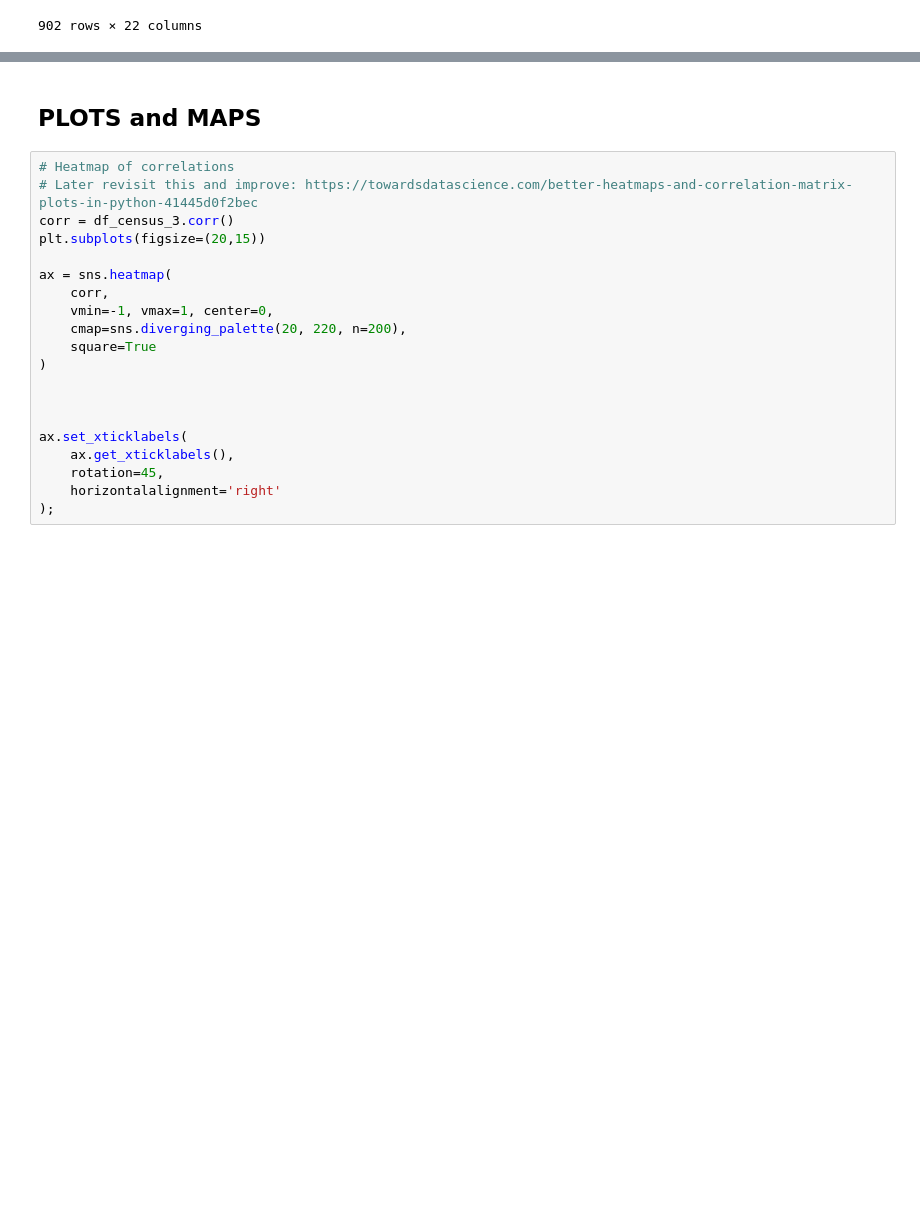
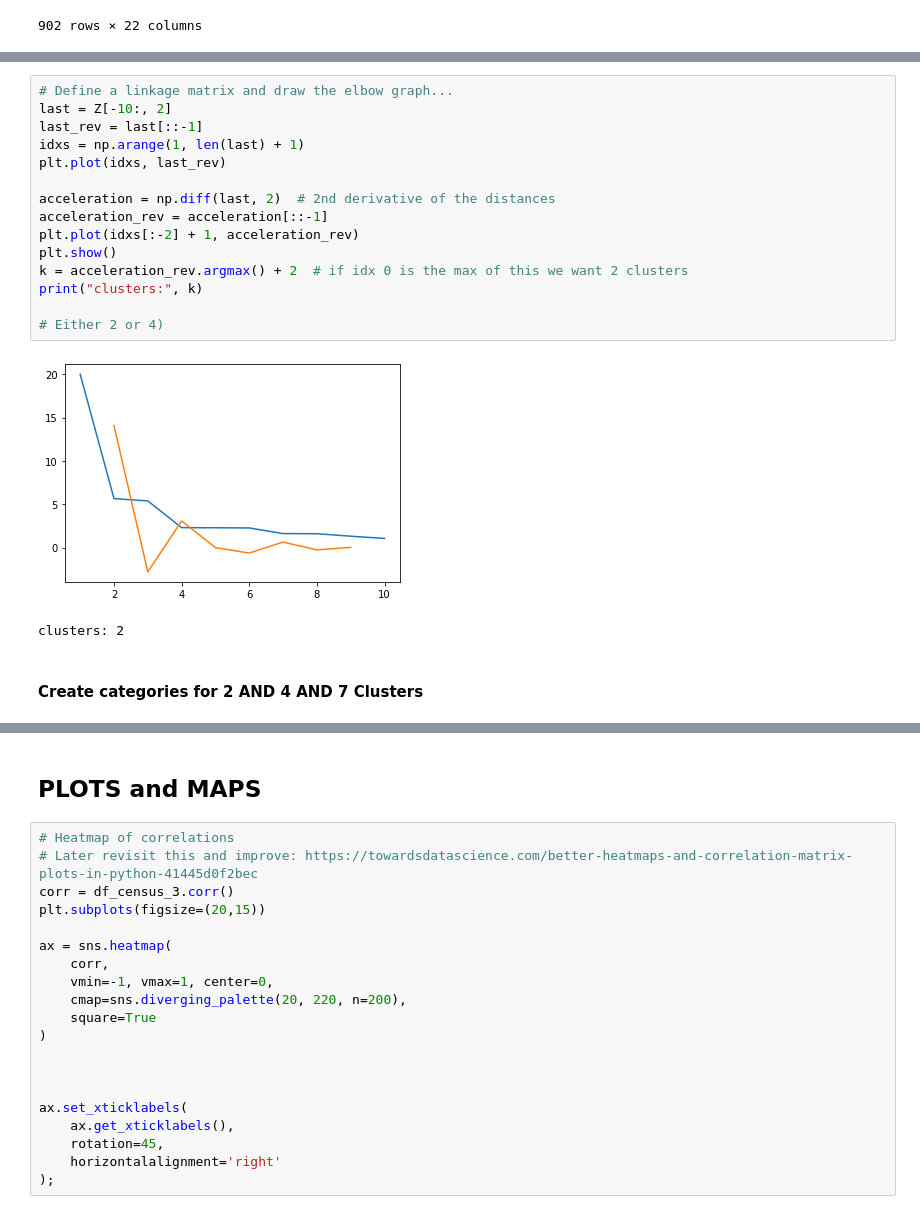
Before and after one commit to DonnaVakalis/Urban.dat, a Jupyter notebook: canadian_cousins_research_III.ipynb, the cells around one changed output, grey strips where cells are left out. Cells and saved outputs as stored; diff of their text form; blank space fills up the shorter version.

```diff
--- a/canadian_cousins_research_III.ipynb
+++ b/canadian_cousins_research_III.ipynb
@@ -339,0 +383,20 @@ df_combo_3
+# %%
+# Define a linkage matrix and draw the elbow graph...
+last = Z[-10:, 2]
+last_rev = last[::-1]
+idxs = np.arange(1, len(last) + 1)
+plt.plot(idxs, last_rev)
+
+acceleration = np.diff(last, 2)  # 2nd derivative of the distances
+acceleration_rev = acceleration[::-1]
+plt.plot(idxs[:-2] + 1, acceleration_rev)
+plt.show()
+k = acceleration_rev.argmax() + 2  # if idx 0 is the max of this we want 2 clusters
+print("clusters:", k)
+
+# Either 2 or 4)
+# %% [output]
+[figure, added]
+clusters: 2
+# %% [markdown]
+#### Create categories for 2 AND 4 AND 7 Clusters
```
Also changed, not shown: parts of 24 cells of this notebook.
